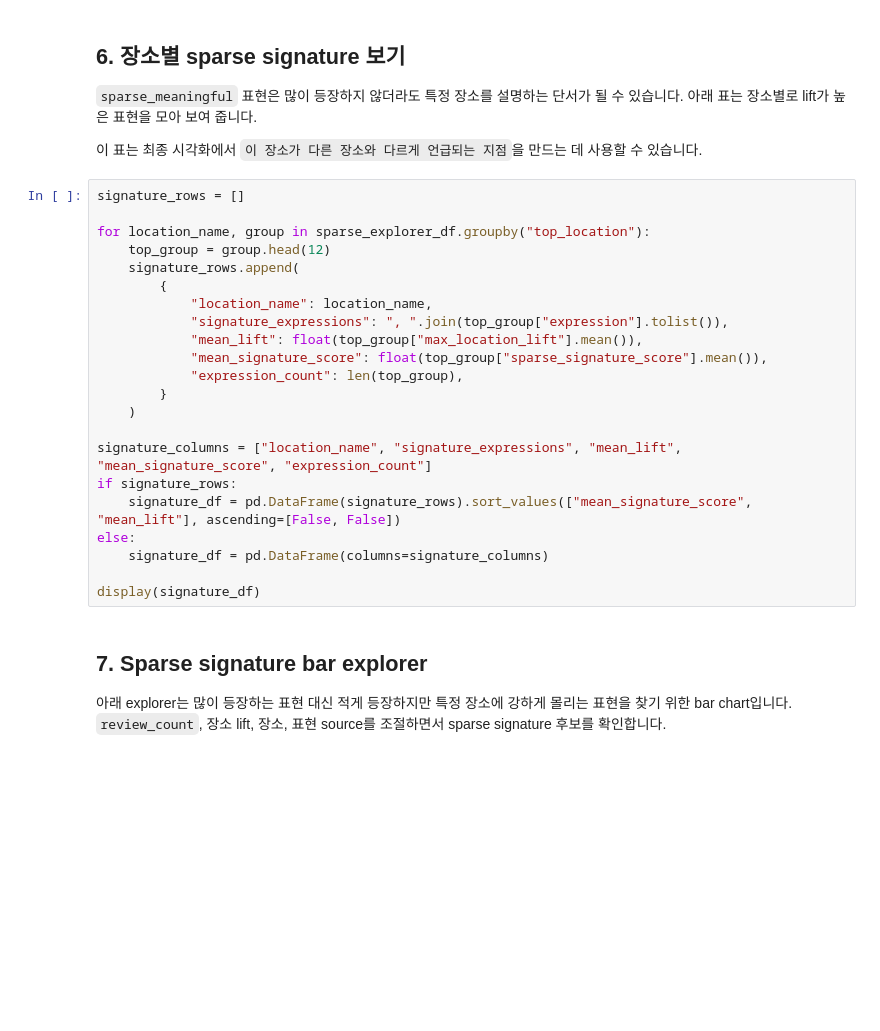
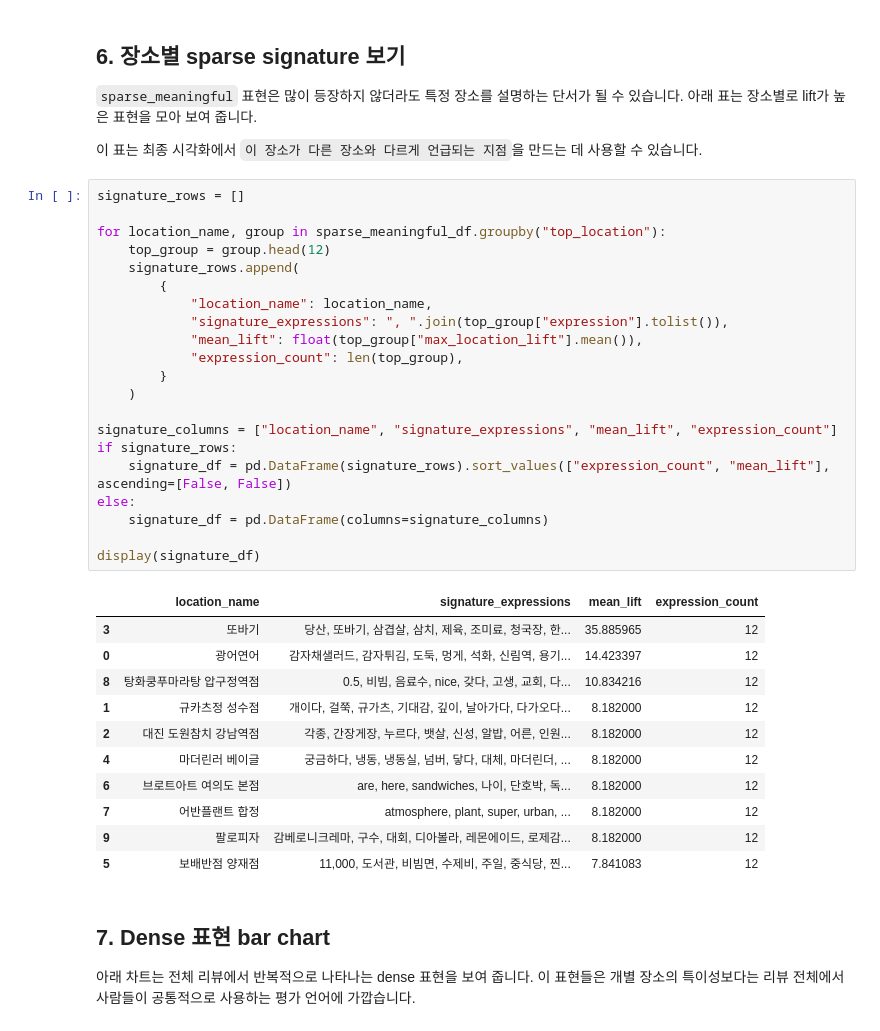
Before and after one commit to dongzoolee/hidden-bites, a Jupyter notebook: notebooks/review-expression-analysis.ipynb, the cells around one changed output. Saved outputs shown, nothing was run; the diff lists cells and outputs as text; blank space fills up the shorter version.

```diff
--- a/notebooks/review-expression-analysis.ipynb
+++ b/notebooks/review-expression-analysis.ipynb
@@ -594,27 +508,38 @@ print(f"hybrid edge 후보 수: {len(edge_df):,}")
 # %%
 signature_rows = []
 
-for location_name, group in sparse_explorer_df.groupby("top_location"):
+for location_name, group in sparse_meaningful_df.groupby("top_location"):
     top_group = group.head(12)
     signature_rows.append(
         {
             "location_name": location_name,
             "signature_expressions": ", ".join(top_group["expression"].tolist()),
             "mean_lift": float(top_group["max_location_lift"].mean()),
-            "mean_signature_score": float(top_group["sparse_signature_score"].mean()),
             "expression_count": len(top_group),
         }
     )
 
-signature_columns = ["location_name", "signature_expressions", "mean_lift", "mean_signature_score", "expression_count"]
+signature_columns = ["location_name", "signature_expressions", "mean_lift", "expression_count"]
 if signature_rows:
-    signature_df = pd.DataFrame(signature_rows).sort_values(["mean_signature_score", "mean_lift"], ascending=[False, False])
+    signature_df = pd.DataFrame(signature_rows).sort_values(["expression_count", "mean_lift"], ascending=[False, False])
 else:
     signature_df = pd.DataFrame(columns=signature_columns)
 
 display(signature_df)
+# %% [output]
+|  | location_name | signature_expressions | mean_lift | expression_count |
+| 3 | 또바기 | 당산, 또바기, 삼겹살, 삼치, 제육, 조미료, 청국장, 한... | 35.885965 | 12 |
+| 0 | 광어연어 | 감자채샐러드, 감자튀김, 도둑, 멍게, 석화, 신림역, 용기... | 14.423397 | 12 |
+| 8 | 탕화쿵푸마라탕 압구정역점 | 0.5, 비빔, 음료수, nice, 갖다, 고생, 교회, 다... | 10.834216 | 12 |
+| 1 | 규카츠정 성수점 | 개이다, 걸쭉, 규가츠, 기대감, 깊이, 날아가다, 다가오다... | 8.182000 | 12 |
+| 2 | 대진 도원참치 강남역점 | 각종, 간장게장, 누르다, 뱃살, 신성, 알밥, 어른, 인원... | 8.182000 | 12 |
+| 4 | 마더린러 베이글 | 궁금하다, 냉동, 냉동실, 넘버, 닿다, 대체, 마더린더, ... | 8.182000 | 12 |
+| 6 | 브로트아트 여의도 본점 | are, here, sandwiches, 나이, 단호박, 독... | 8.182000 | 12 |
+| 7 | 어반플랜트 합정 | atmosphere, plant, super, urban, ... | 8.182000 | 12 |
+| 9 | 팔로피자 | 감베로니크레마, 구수, 대회, 디아볼라, 레몬에이드, 로제감... | 8.182000 | 12 |
+| 5 | 보배반점 양재점 | 11,000, 도서관, 비빔면, 수제비, 주일, 중식당, 찐... | 7.841083 | 12 |
 # %% [markdown]
-## 7. Sparse signature bar explorer
+## 7. Dense 표현 bar chart
 
-아래 explorer는 많이 등장하는 표현 대신 적게 등장하지만 특정 장소에 강하게 몰리는 표현을 찾기 위한 bar chart입니다. `review_count`, 장소 lift, 장소, 표현 source를 조절하면서 sparse signature 후보를 확인합니다.
+아래 차트는 전체 리뷰에서 반복적으로 나타나는 dense 표현을 보여 줍니다. 이 표현들은 개별 장소의 특이성보다는 리뷰 전체에서 사람들이 공통적으로 사용하는 평가 언어에 가깝습니다.
 # %%
```
Also changed, not shown: parts of 12 cells of this notebook.
